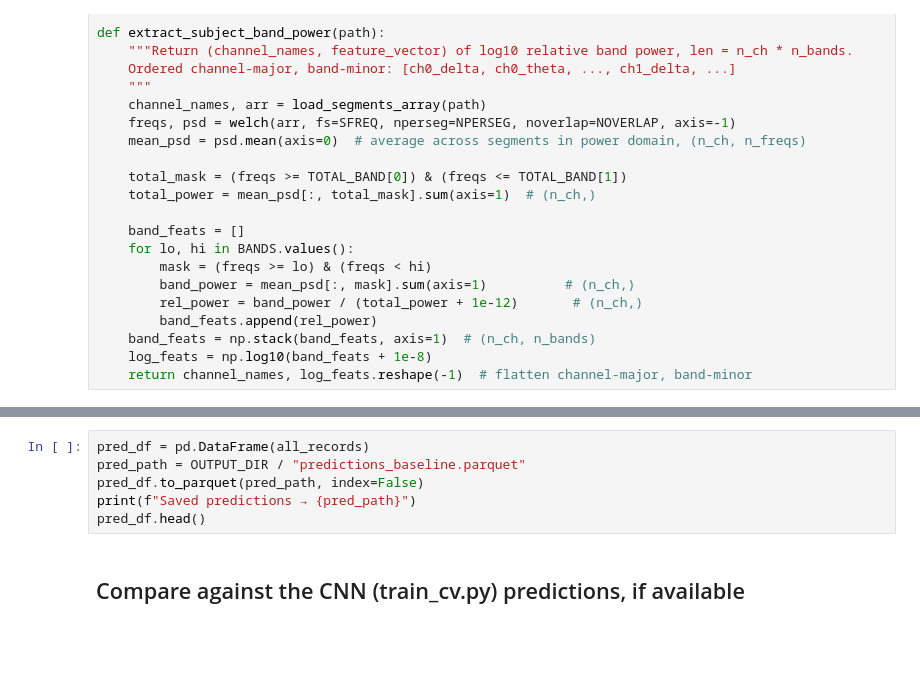
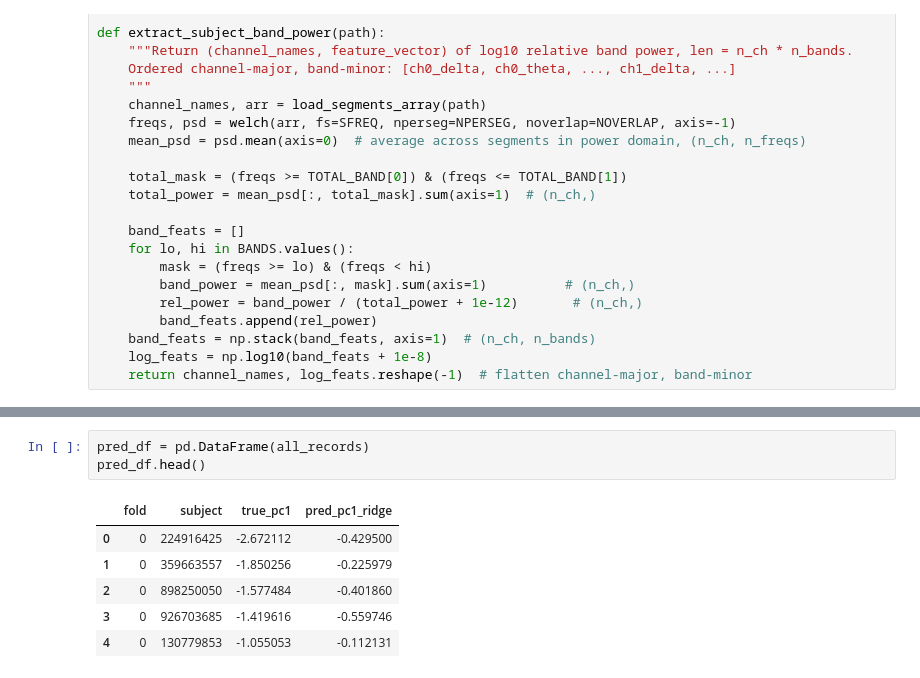
Before and after one commit to william2952/EEG_FDG_dementia, a Jupyter notebook: baseline_ML_model.ipynb, the cells around one changed output, grey strips where cells are left out. Saved outputs shown, nothing was run; the diff lists cells and outputs as text; blank space fills up the shorter version.

```diff
--- a/baseline_ML_model.ipynb
+++ b/baseline_ML_model.ipynb
@@ -202,11 +184,13 @@ print(f"PLS   PC1 R²: {pls_r2s[:, 0].mean():.4f} ± {pls_r2s[:, 0].std():.4f}")
 # %%
 pred_df = pd.DataFrame(all_records)
-pred_path = OUTPUT_DIR / "predictions_baseline.parquet"
-pred_df.to_parquet(pred_path, index=False)
-print(f"Saved predictions → {pred_path}")
 pred_df.head()
+# %% [output]
+|  | fold | subject | true_pc1 | pred_pc1_ridge |
+| 0 | 0 | 224916425 | -2.672112 | -0.429500 |
+| 1 | 0 | 359663557 | -1.850256 | -0.225979 |
+| 2 | 0 | 898250050 | -1.577484 | -0.401860 |
+| 3 | 0 | 926703685 | -1.419616 | -0.559746 |
+| 4 | 0 | 130779853 | -1.055053 | -0.112131 |
-# %% [markdown]
-## Compare against the CNN (train_cv.py) predictions, if available
 # %%
 cnn_pred_path = Path("model_data/cv_results_stratified/predictions_1.parquet")
 if cnn_pred_path.exists():
```
Also changed, not shown: parts of 13 cells of this notebook.
